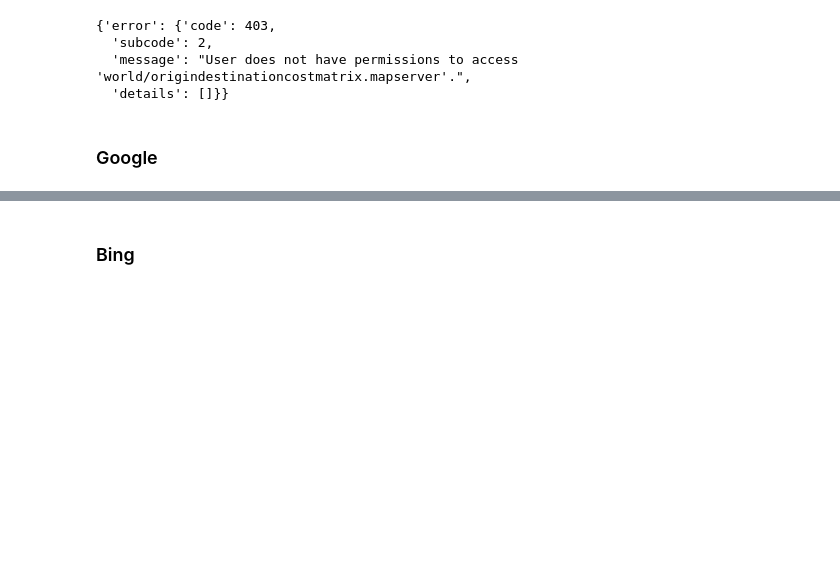
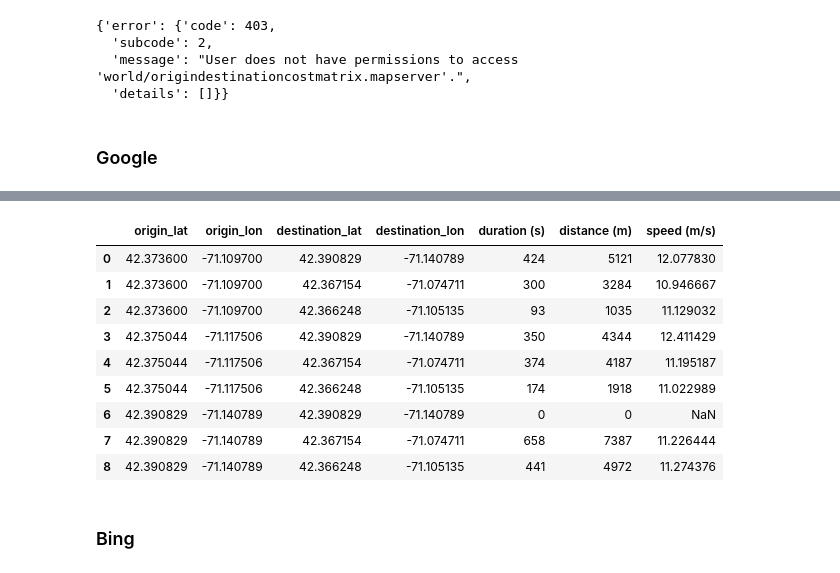
Before and after one commit to wybert/georouting, a Jupyter notebook: notebooks/dev.ipynb, the cells around one changed output, grey strips where cells are left out. Drawn from its saved outputs; the diff is of its cells as text; code cells hidden in the pictures; blank space fills up the shorter version.

```diff
--- a/notebooks/dev.ipynb
+++ b/notebooks/dev.ipynb
@@ -318,0 +327,3 @@ google_distance_matrix
+# %%
+osmnx_distance_matrix = osmnx_router.get_distance_matrix(origins,destinations,append_od=True)
+osmnx_distance_matrix
@@ -319,3 +341,17 @@ google_distance_matrix
+# %%
+osmnx_distance_matrix["speed (m/s)"] = osmnx_distance_matrix["distance (m)"]/osmnx_distance_matrix["duration (s)"]
+osmnx_distance_matrix
+# %% [output]
+|  | origin_lat | origin_lon | destination_lat | destination_lon | duration (s) | distance (m) | speed (m/s) |
+| 0 | 42.373600 | -71.109700 | 42.390829 | -71.140789 | 424 | 5121 | 12.077830 |
+| 1 | 42.373600 | -71.109700 | 42.367154 | -71.074711 | 300 | 3284 | 10.946667 |
+| 2 | 42.373600 | -71.109700 | 42.366248 | -71.105135 | 93 | 1035 | 11.129032 |
+| 3 | 42.375044 | -71.117506 | 42.390829 | -71.140789 | 350 | 4344 | 12.411429 |
+| 4 | 42.375044 | -71.117506 | 42.367154 | -71.074711 | 374 | 4187 | 11.195187 |
+| 5 | 42.375044 | -71.117506 | 42.366248 | -71.105135 | 174 | 1918 | 11.022989 |
+| 6 | 42.390829 | -71.140789 | 42.390829 | -71.140789 | 0 | 0 | NaN |
+| 7 | 42.390829 | -71.140789 | 42.367154 | -71.074711 | 658 | 7387 | 11.226444 |
+| 8 | 42.390829 | -71.140789 | 42.366248 | -71.105135 | 441 | 4972 | 11.274376 |
 # %% [markdown]
 ### Bing
 # %%
```
Also changed, not shown: parts of 13 cells of this notebook.
